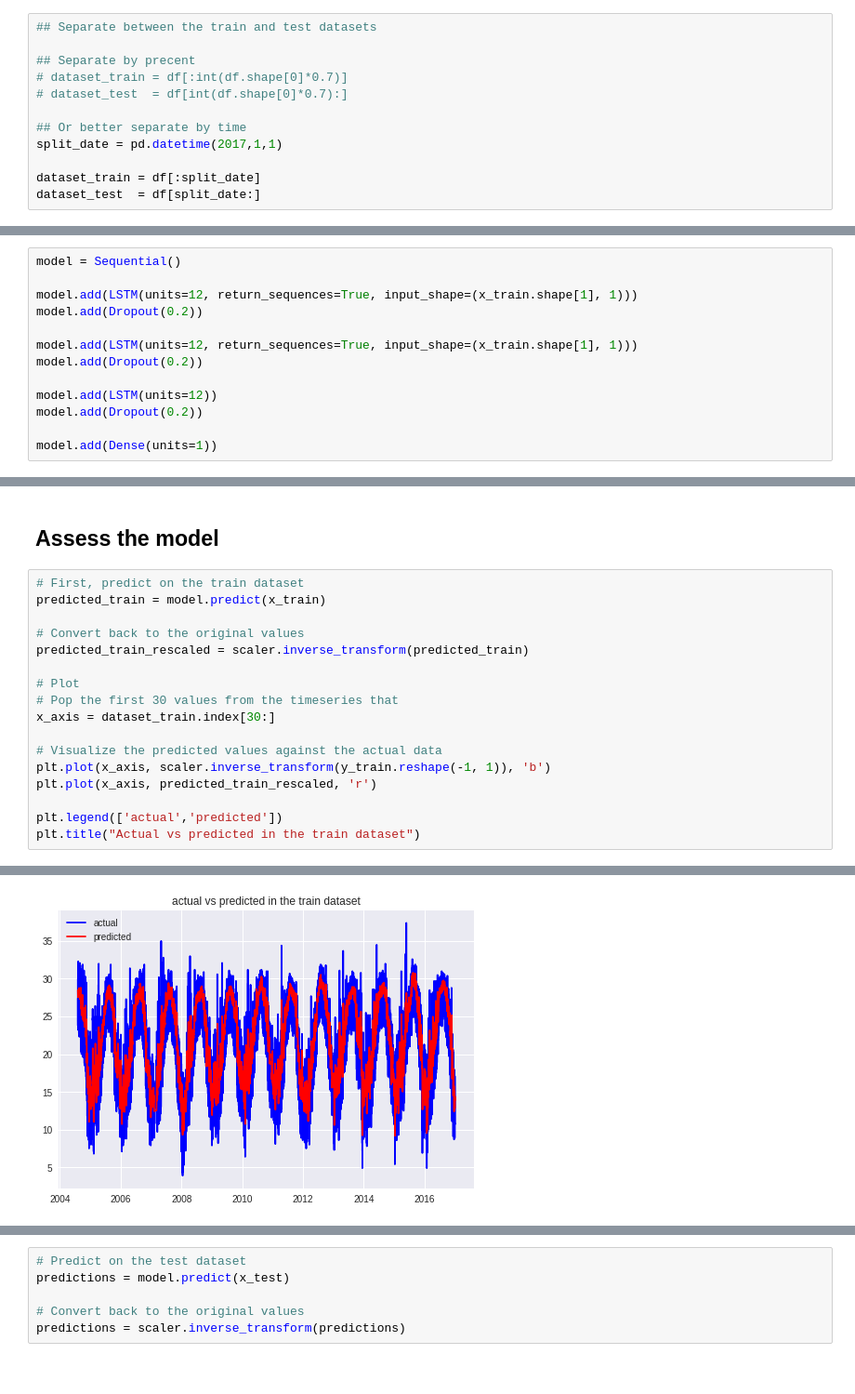
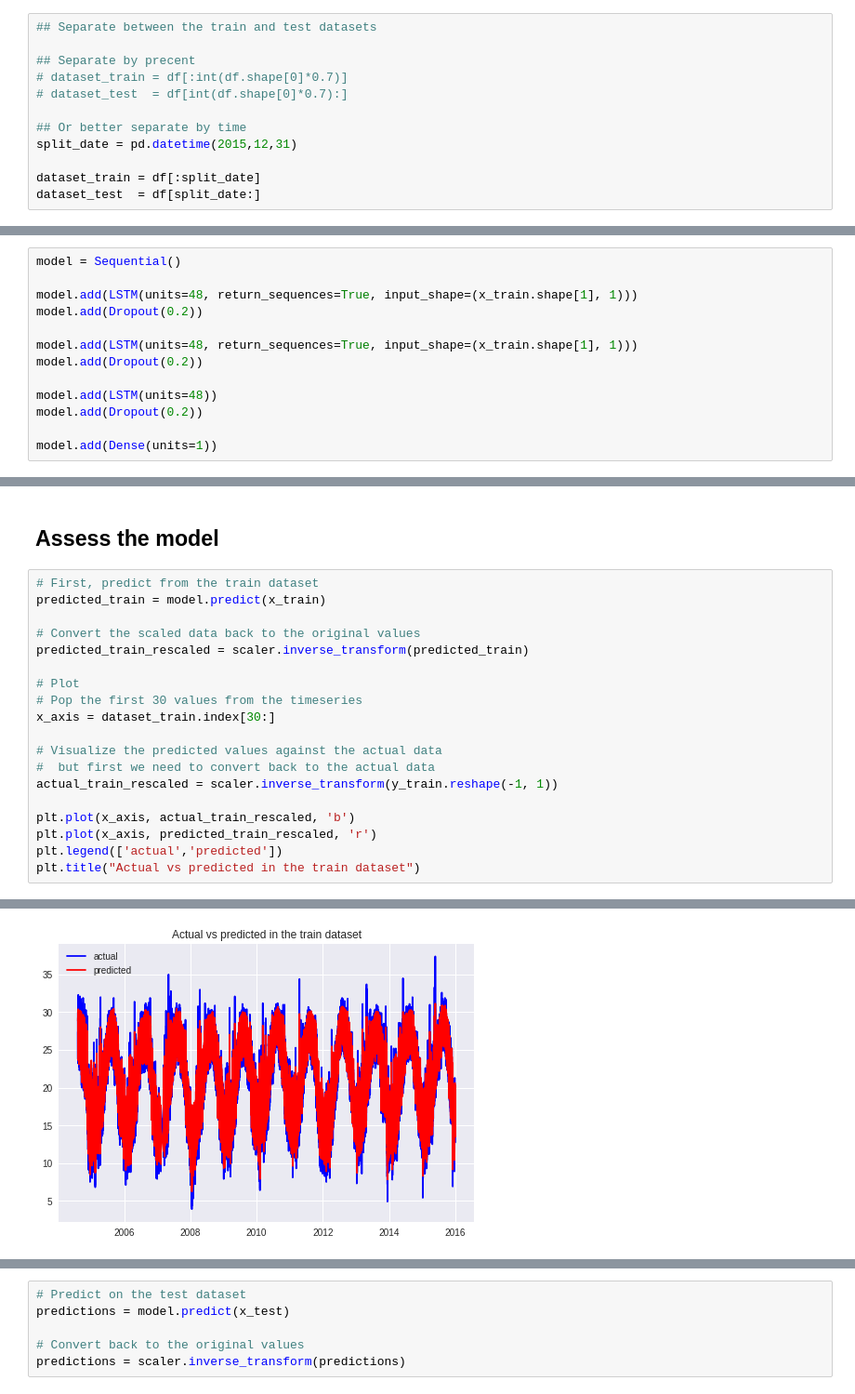
Before and after one commit to phpenthusiast/adventures_in_ml, a Jupyter notebook: 5 temperature forecasting with rnn.ipynb, the cells around one changed output, grey strips where cells are left out. Shown at 93% size. Saved outputs shown, nothing was run; the diff lists cells and outputs as text.

```diff
--- a/5 temperature forecasting with rnn.ipynb
+++ b/5 temperature forecasting with rnn.ipynb
@@ -98,7 +100,7 @@ memory usage: 642.8 KB
 # dataset_test  = df[int(df.shape[0]*0.7):]
 
 ## Or better separate by time
-split_date = pd.datetime(2017,1,1)
+split_date = pd.datetime(2015,12,31)
 
 dataset_train = df[:split_date]
 dataset_test  = df[split_date:]
@@ -190,13 +172,13 @@ print(x_test.shape)
 # %%
 model = Sequential()
 
-model.add(LSTM(units=12, return_sequences=True, input_shape=(x_train.shape[1], 1)))
+model.add(LSTM(units=48, return_sequences=True, input_shape=(x_train.shape[1], 1)))
 model.add(Dropout(0.2))
 
-model.add(LSTM(units=12, return_sequences=True, input_shape=(x_train.shape[1], 1)))
+model.add(LSTM(units=48, return_sequences=True, input_shape=(x_train.shape[1], 1)))
 model.add(Dropout(0.2))
 
-model.add(LSTM(units=12))
+model.add(LSTM(units=48))
 model.add(Dropout(0.2))
 
 model.add(Dense(units=1))
@@ -257,20 +243,22 @@ Epoch 00004: early stopping
 # %% [markdown]
 ## Assess the model
 # %%
-# First, predict on the train dataset
+# First, predict from the train dataset
 predicted_train = model.predict(x_train)
 
-# Convert back to the original values
+# Convert the scaled data back to the original values
 predicted_train_rescaled = scaler.inverse_transform(predicted_train)
 
 # Plot
-# Pop the first 30 values from the timeseries that
+# Pop the first 30 values from the timeseries
 x_axis = dataset_train.index[30:]
 
 # Visualize the predicted values against the actual data
-plt.plot(x_axis, scaler.inverse_transform(y_train.reshape(-1, 1)), 'b')
+#  but first we need to convert back to the actual data
+actual_train_rescaled = scaler.inverse_transform(y_train.reshape(-1, 1))
+
+plt.plot(x_axis, actual_train_rescaled, 'b')
 plt.plot(x_axis, predicted_train_rescaled, 'r')
-
 plt.legend(['actual','predicted'])
 plt.title("Actual vs predicted in the train dataset")
 # %% [output]
@@ -278 +266 @@ Text(0.5, 1.0, 'actual vs predicted in the train dataset')
-[figure, old version]
+[figure, new version]
```
Also changed, not shown: parts of 11 cells of this notebook.
